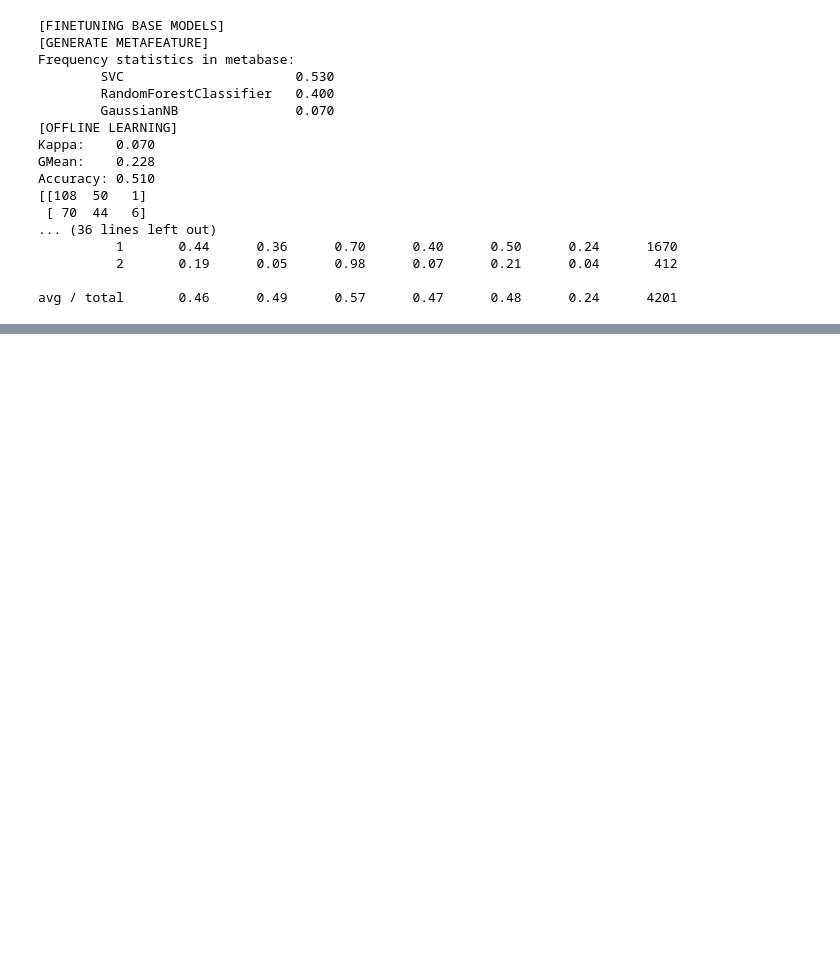
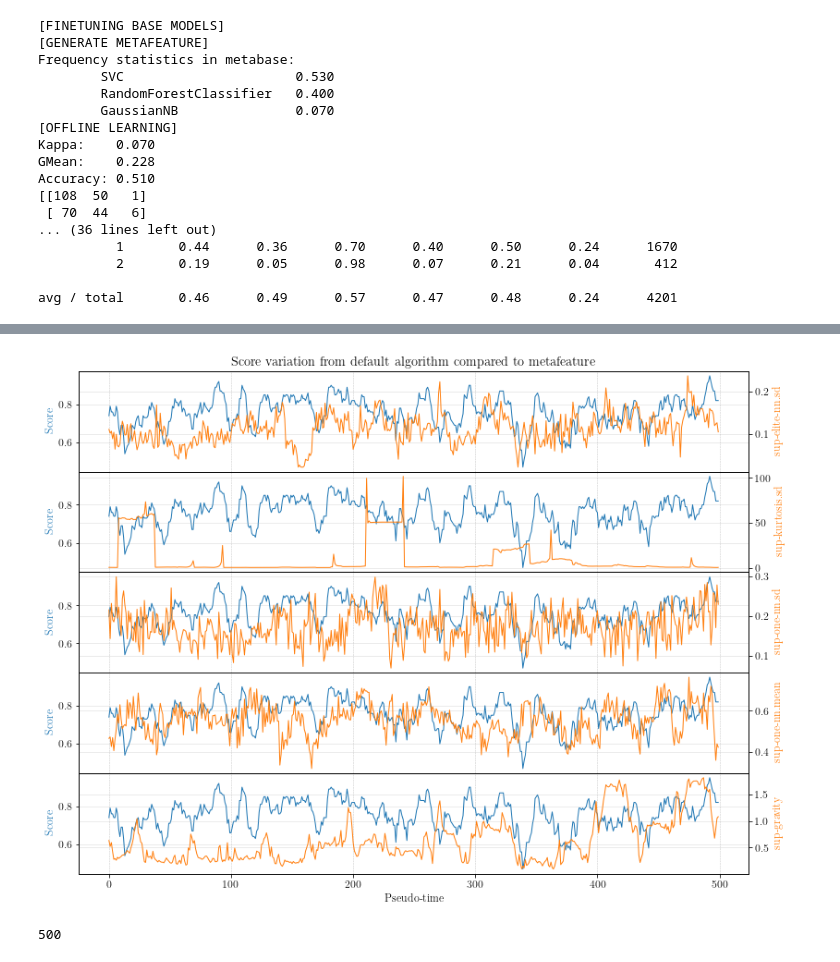
Before and after one commit to maffei2443/meta_experiments, a Jupyter notebook: notebooks/elec2_noninc.ipynb, the cells around one changed output, grey strips where cells are left out. Cells and saved outputs as stored; diff of their text form; code cells hidden in the pictures; blank space fills up the shorter version.

```diff
--- a/notebooks/elec2_noninc.ipynb
+++ b/notebooks/elec2_noninc.ipynb
@@ -78,0 +75,25 @@ array([1, 0, 0, 0, 1, 0, 0, 0, 0, 0, 0, 0, 0, 0, 0, 0, 0, 0, 0, 0, 0, 0,
+# %%
+window_score = 500
+N = 10
+n_feats = 5
+sorted_feats = np.argsort(t_importance)[::-1]
+moving_avg = np.convolve(score_default[-(window_score+N-1):], np.ones((N,))/N, mode='valid')
+fig, ax = plt.subplots(n_feats, figsize=(13,10), sharex=True,gridspec_kw={'hspace': 0})
+for idx,i in enumerate(sorted_feats[:n_feats]):
+    ax1 = ax[idx]
+    if idx == 0:
+        ax1.set_title("Score variation from default algorithm compared to metafeature")
+    if idx == n_feats-1:
+        ax1.set_xlabel("Pseudo-time")
+    ax1.xaxis.grid(linestyle='--', alpha=.75)
+    ax1.plot(moving_avg, color='C0')
+    ax1.set_ylabel("Score", color='C0')
+    ax2 = ax1.twinx()
+    ax2.plot(metadf[-window_score:,i], color='C1')
+    ax2.set_ylabel("{}".format(t_fname[i].replace('_','-')), color='C1')
+# %% [output]
+[figure, added]
+# %%
+len(moving_avg)
+# %% [output]
+500
```
Also changed, not shown: parts of 14 cells of this notebook, 12 other files.
